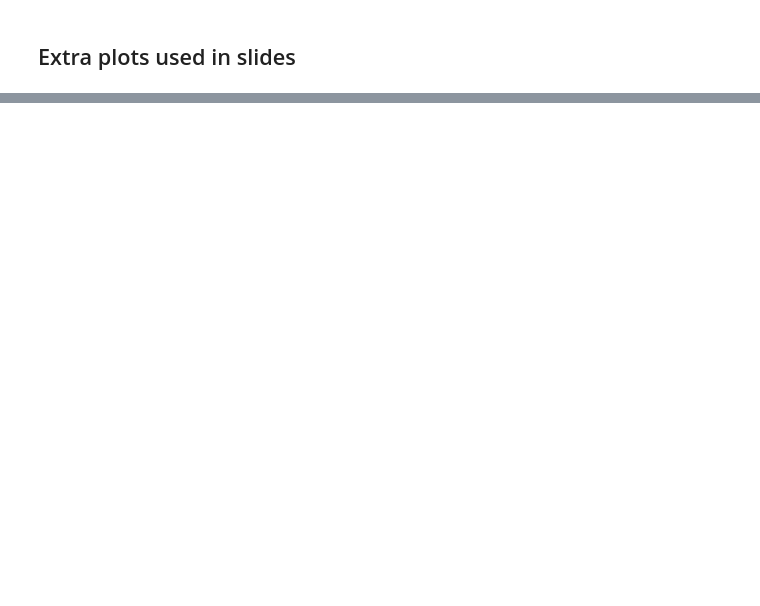
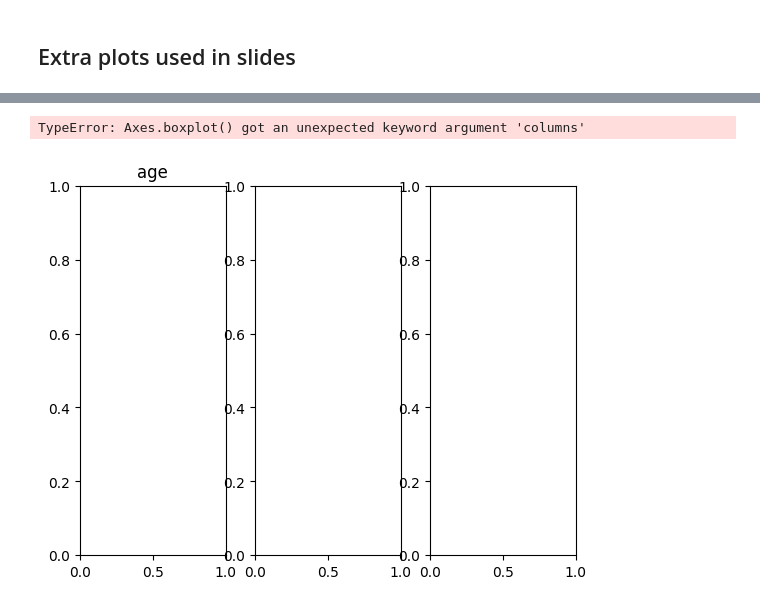
Before and after one commit to mru-data3464/w26, a Jupyter notebook: demo_code/06_missing_weird/ok_cupid_processing.ipynb, the cells around one changed output, grey strips where cells are left out. Drawn from its saved outputs; the diff is of its cells as text; code cells hidden in the pictures; blank space fills up the shorter version.

Commit message:
As presented, need to fix last boxplot

```diff
--- a/demo_code/06_missing_weird/ok_cupid_processing.ipynb
+++ b/demo_code/06_missing_weird/ok_cupid_processing.ipynb
@@ -126,8 +199,9 @@ drink_enc = OrdinalEncoder(
 
 # This took a while mucking around to figure out the right magic between df/series
 def split_edu(df):
-    df["education"] = df["education"].str.split(" ")
-    return df["education"]
+    edu = df["education"].copy()
+    edu[edu.isna()] = ""
+    return edu.str.split(" ")
 
 edu_enc = make_pipeline(
         FunctionTransformer(split_edu, validate=False),
@@ -144,7 +218,7 @@ numeric_pipeline = make_pipeline(
 )
 
 preprocessor = make_column_transformer(
-    (PowerTransformer(method="yeo-johnson"), numeric_features),
+    (numeric_pipeline, numeric_features),
     (OneHotEncoder(handle_unknown="ignore"), ["sex"]), # sparse_output = False for pandas output
     (drink_enc, ["drinks"]),
     (edu_enc, ["education"]), # can't be converted to pandas
@@ -156,2 +246,2 @@ type(X_train)
 # %%
-preprocessor.fit_transform(X_train, y_train)
+preprocessor.fit_transform(train)
@@ -174,18 +282,17 @@ plt.savefig("../../static/img/06-income-hist.png")
 # %%
 # What about boxplots vs STEM?
 # Only use the training data since we're looking at relationship with predictor
-subset = X_train["income"] > 0
-plot_df = pd.DataFrame({
-    "income": X_train.loc[subset, "income"],
-    "stem": y_train.loc[subset].astype(bool)
-})
+plot_df = train[train["income"] > 0]
 fig, ax = plt.subplots()
-plot_df.plot.box(ax=ax,by="stem")
+plot_df.plot.box(ax=ax,by="stem_job")
 ax.set_xlabel("STEM job")
 ax.set_xticks([1,2], labels=["Non-STEM", "STEM"])
 ax.set_ylabel("Income (> 0)")
 plt.yscale("log")
 plt.savefig("../../static/img/06-income-boxplot.png")
+# %% [output]
+TypeError: Axes.boxplot() got an unexpected keyword argument 'columns'
+[figure, added]
 # %%
 # Those outliers are all overlapping, try spreading them out with jitter
 fig, ax = plt.subplots()
```
Also changed, not shown: parts of 16 cells of this notebook, 2 other files.
